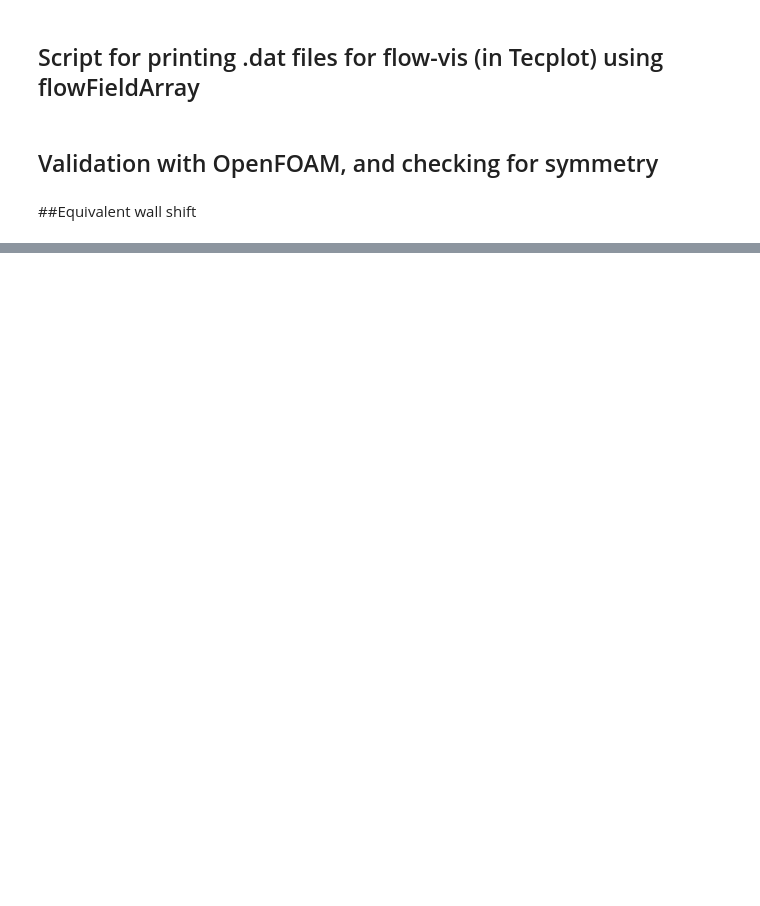
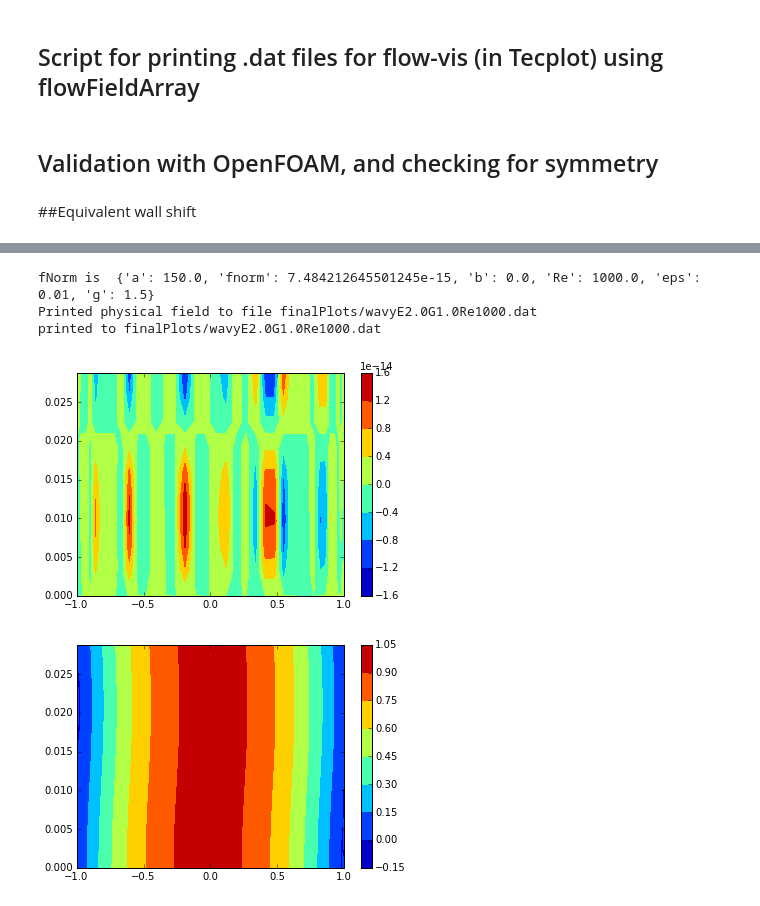
Before and after one commit to saba-vadarevu/Grooved-Channel-Flow, a Jupyter notebook: scripts.ipynb, the cells around one changed output, grey strips where cells are left out. Cells and saved outputs as stored; diff of their text form; code cells hidden in the pictures; blank space fills up the shorter version.

```diff
--- a/scripts.ipynb
+++ b/scripts.ipynb
@@ -304,0 +620,29 @@ plt.show()
+# %%
+from flowFieldWavy import *
+from pseudo import chebdif
+import matplotlib.pyplot as plt
+%matplotlib inline
+
+xArr = np.arange(0.,0.032,0.0032)
+vF,pF,fNorm = mapData2ff(eps = 0.01,g = 1.5,Re=1000.,theta=0)
+divField = vF.div().getPhysical(xLoc=xArr)[0,:,0].reshape((10,vF.N))
+
+
+printName = 'finalPlots/wavyE'+str(round(-np.log10(0.01),2))+'G'+str(round(1.0,2))+'Re'+str(int(1000.))+'.dat'
+print('fNorm is ',fNorm)
+vF.printPhysicalPlanar(pField=pF, fName=printName,withBase=True)
+print('printed to',printName)
+
+y = chebdif(vF.N,1)[0]
+plt.contourf(y,np.arange(0.,0.032,0.0032),divField)
+plt.colorbar()
+plt.show()
+
+plt.contourf(y,xArr, vF.getScalar(nd=0).getPhysical(xLoc=xArr,withBase=True)[0,:,0].reshape(10,vF.N))
+plt.colorbar();plt.show()
+# %% [output]
+fNorm is  {'a': 150.0, 'fnorm': 7.484212645501245e-15, 'b': 0.0, 'Re': 1000.0, 'eps': 0.01, 'g': 1.5}
+Printed physical field to file finalPlots/wavyE2.0G1.0Re1000.dat
+printed to finalPlots/wavyE2.0G1.0Re1000.dat
+[figure, added]
+[figure, added]
```
Also changed, not shown: parts of 39 cells of this notebook, 5 other files.
